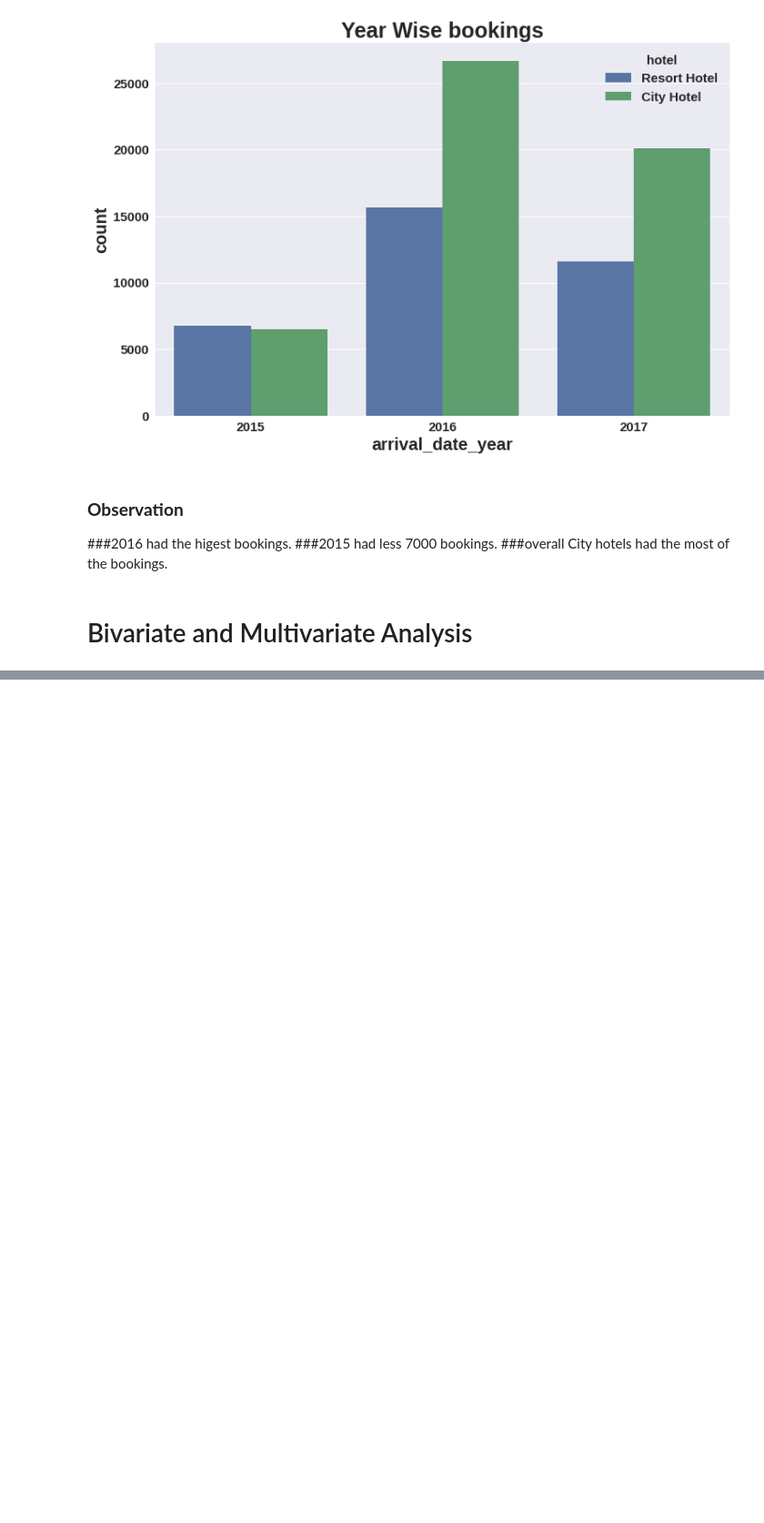
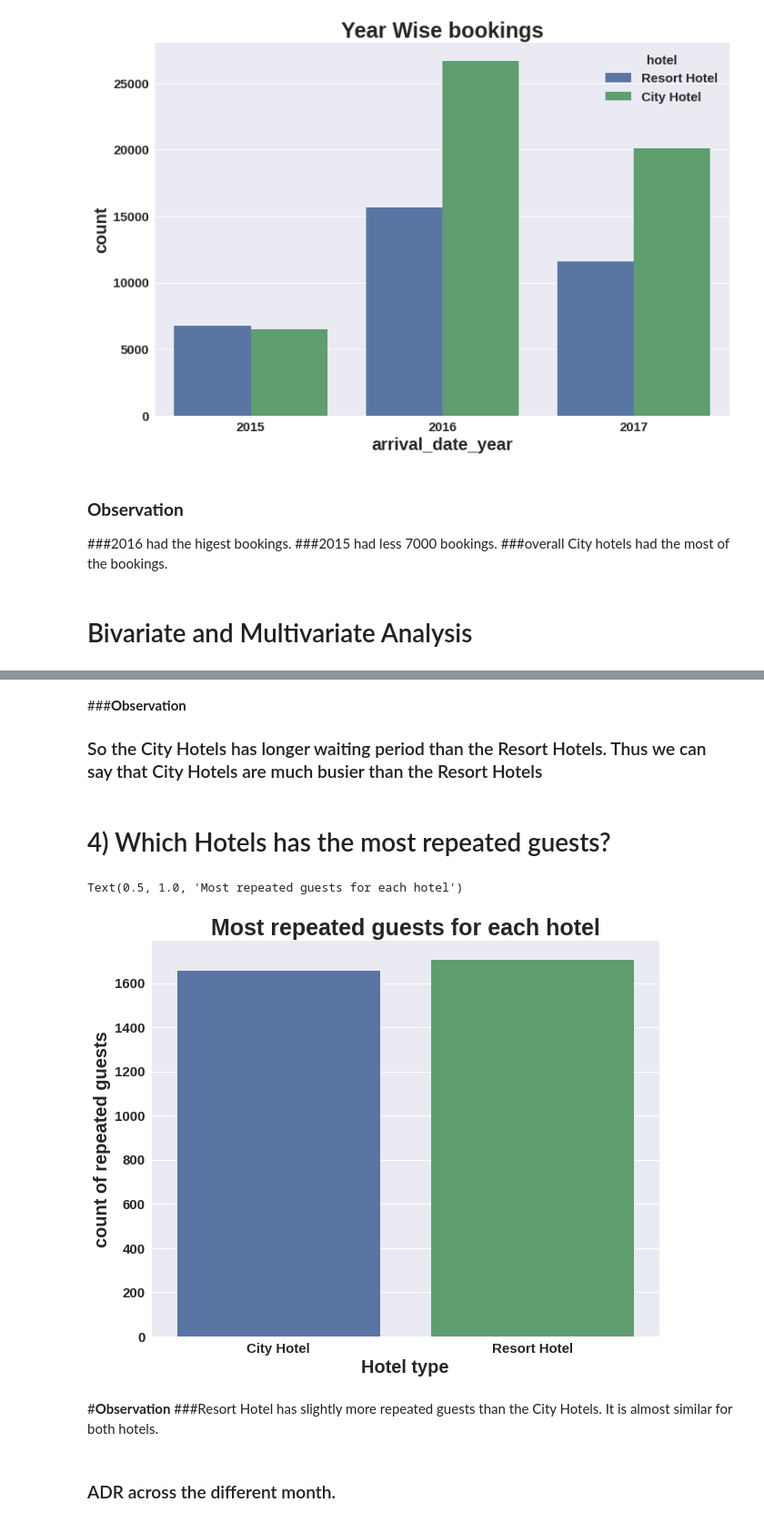
Before and after one commit to Harshalkumar96/EDA_Hotel_Booking_Analysis_-Capstone_Project-, a Jupyter notebook: Hotel_Booking_Analysis_Capstone_Project.ipynb, the cells around one changed output, grey strips where cells are left out. Shown at 91% size. Drawn from its saved outputs; the diff is of its cells as text; code cells hidden in the pictures; blank space fills up the shorter version.

```diff
--- a/Hotel_Booking_Analysis_Capstone_Project.ipynb
+++ b/Hotel_Booking_Analysis_Capstone_Project.ipynb
@@ -545,0 +616,29 @@ Text(0.5, 1.0, 'Year Wise bookings')
+# %% [markdown]
+###**Observation**
+### So the City Hotels has longer waiting period than the Resort Hotels. Thus we can say that City Hotels are much busier than the Resort Hotels
+# %% [markdown]
+# 4) Which Hotels has the most repeated guests?
+# %%
+# repeated guest=1
+#not repeated guest=0
+#groupby hotel
+repeated_guests_df=df2[df2['is_repeated_guest']==1].groupby('hotel').size().reset_index().rename(columns={0:'number_of_repated_guests'})
+
+
+
+#set plot size adn plot barplot
+plt.figure(figsize=(10,8))
+sns.barplot(x=repeated_guests_df['hotel'],y=repeated_guests_df['number_of_repated_guests'])
+
+# set labels
+plt.xlabel('Hotel type')
+plt.ylabel('count of repeated guests')
+plt.title("Most repeated guests for each hotel")
+# %% [output]
+Text(0.5, 1.0, 'Most repeated guests for each hotel')
+[figure, added]
+# %% [markdown]
+#**Observation**
+###Resort Hotel has slightly more repeated guests than the City Hotels. It is almost similar for both hotels.
+# %% [markdown]
+### ADR across the different month.
```
Also changed, not shown: parts of 16 cells of this notebook.
